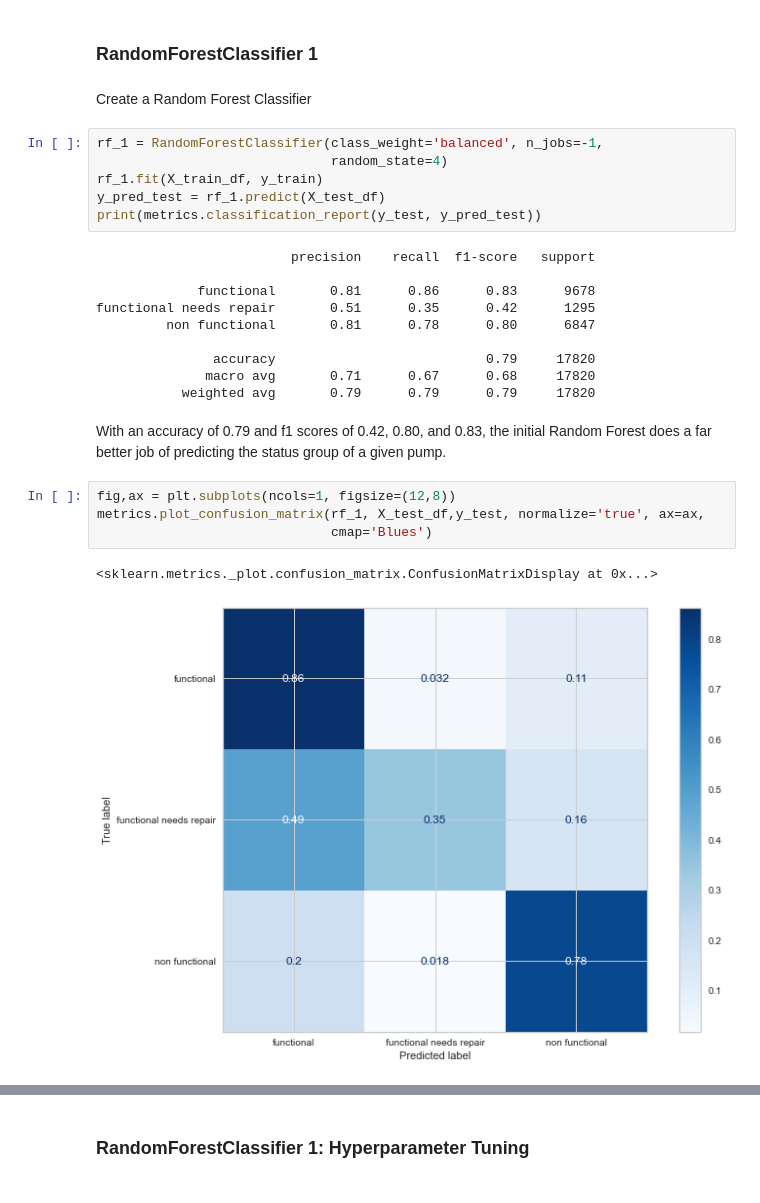
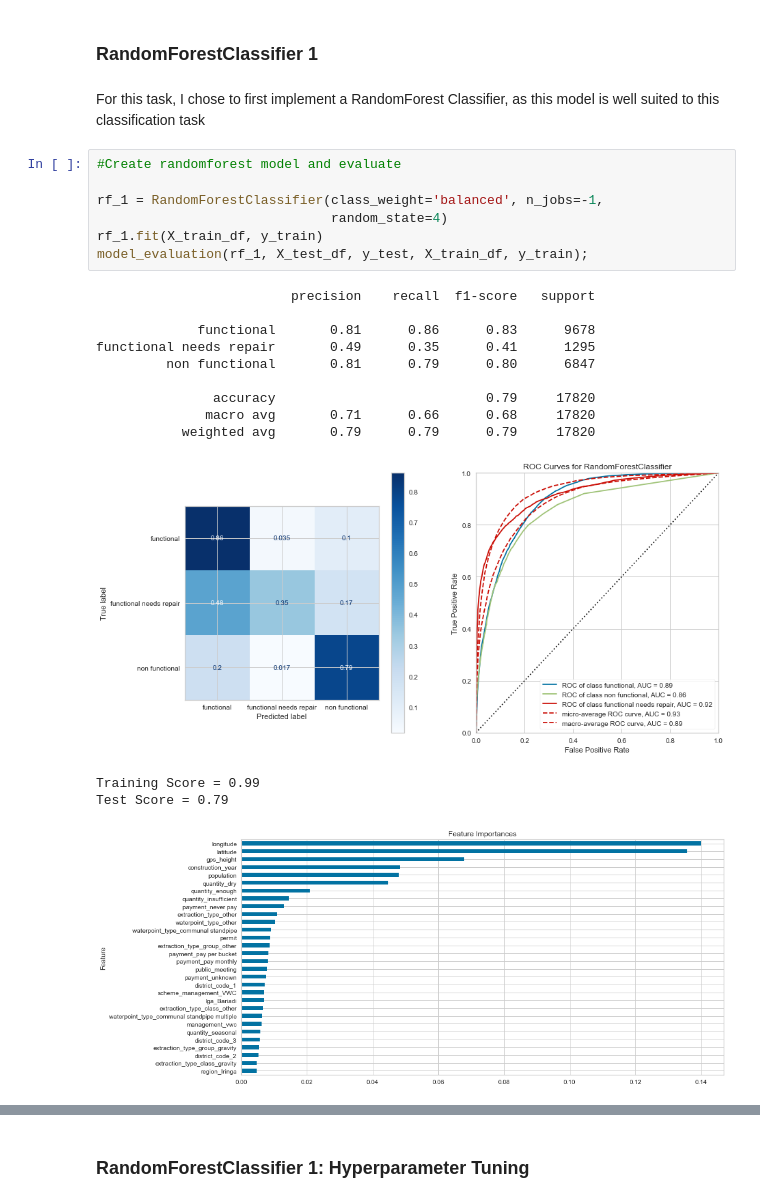
Before and after one commit to pederknorr/Water-Pump-Classification-Project, a Jupyter notebook: water_pump_classification-final.ipynb, the cells around one changed output, grey strips where cells are left out. Saved outputs shown, nothing was run; the diff lists cells and outputs as text.

```diff
--- a/water_pump_classification.ipynb
+++ b/water_pump_classification-final.ipynb
@@ -942,31 +989,27 @@ Test Score = 0.45
 The mean accuracy scores (0.45 for the training data and 0.45 for the test data) above show that while the dummy classifier is not over fit, it has a very poor mean accuracy.
 # %% [markdown]
 ### RandomForestClassifier 1
-# %% [markdown]
-Create a Random Forest Classifier
+# %% [markdown]
+For this task, I chose to first implement a RandomForest Classifier, as this model is well suited to this classification task
 # %%
+#Create randomforest model and evaluate
+
 rf_1 = RandomForestClassifier(class_weight='balanced', n_jobs=-1,
                               random_state=4)
 rf_1.fit(X_train_df, y_train)
-y_pred_test = rf_1.predict(X_test_df)
-print(metrics.classification_report(y_test, y_pred_test))
+model_evaluation(rf_1, X_test_df, y_test, X_train_df, y_train);
 # %% [output]
                          precision    recall  f1-score   support
 
              functional       0.81      0.86      0.83      9678
-functional needs repair       0.51      0.35      0.42      1295
-         non functional       0.81      0.78      0.80      6847
+functional needs repair       0.49      0.35      0.41      1295
+         non functional       0.81      0.79      0.80      6847
 
                accuracy                           0.79     17820
-              macro avg       0.71      0.67      0.68     17820
+              macro avg       0.71      0.66      0.68     17820
            weighted avg       0.79      0.79      0.79     17820
+[figure, added]
+Training Score = 0.99
+Test Score = 0.79
+[figure, added]
-# %% [markdown]
-With an accuracy of 0.79 and f1 scores of 0.42, 0.80, and 0.83, the initial Random Forest does a far better job of predicting the status group of a given pump.
-# %%
-fig,ax = plt.subplots(ncols=1, figsize=(12,8))
-metrics.plot_confusion_matrix(rf_1, X_test_df,y_test, normalize='true', ax=ax,
-                              cmap='Blues')
-# %% [output]
-<sklearn.metrics._plot.confusion_matrix.ConfusionMatrixDisplay at 0x...>
-[figure, removed]
 # %% [markdown]
```
Also changed, not shown: parts of 112 cells of this notebook.
